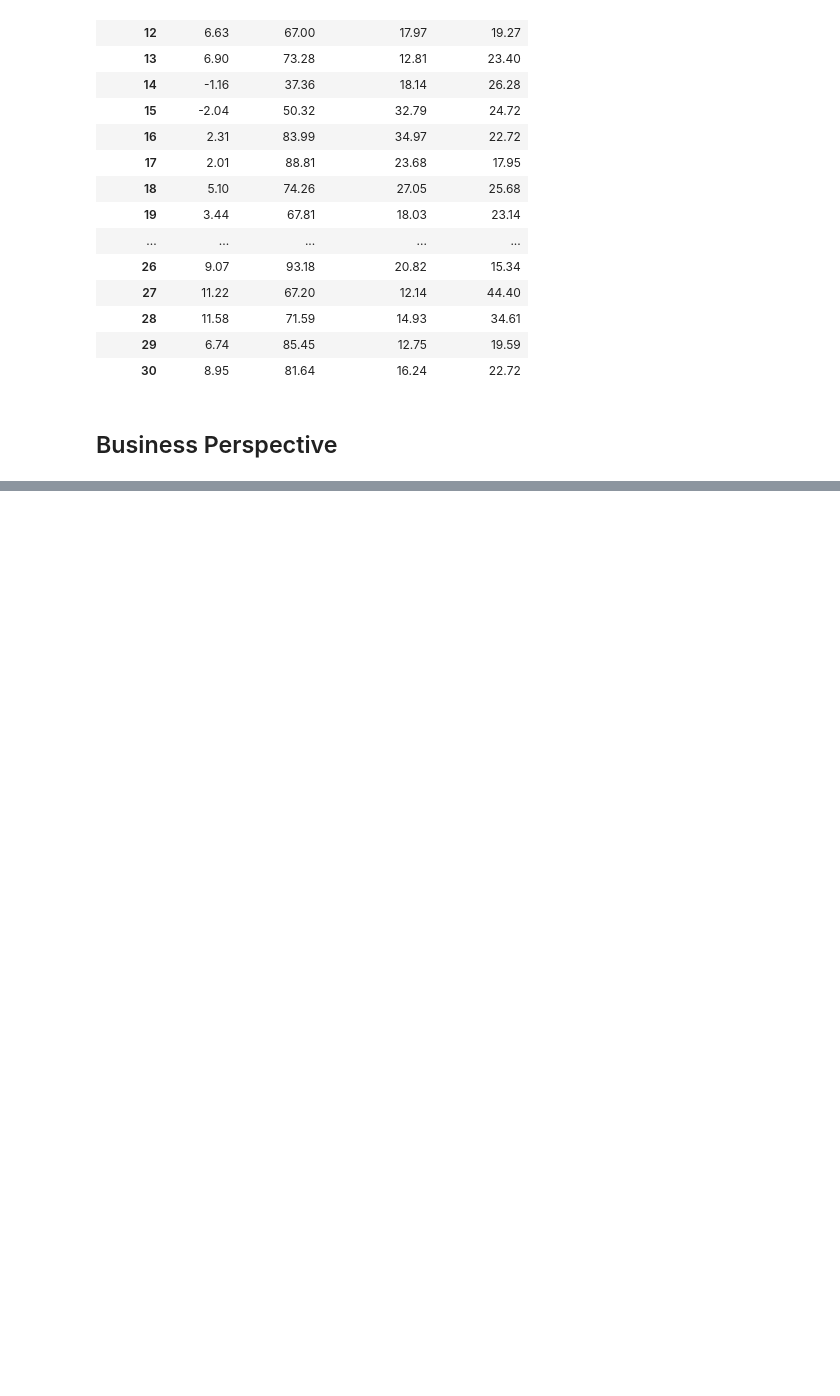
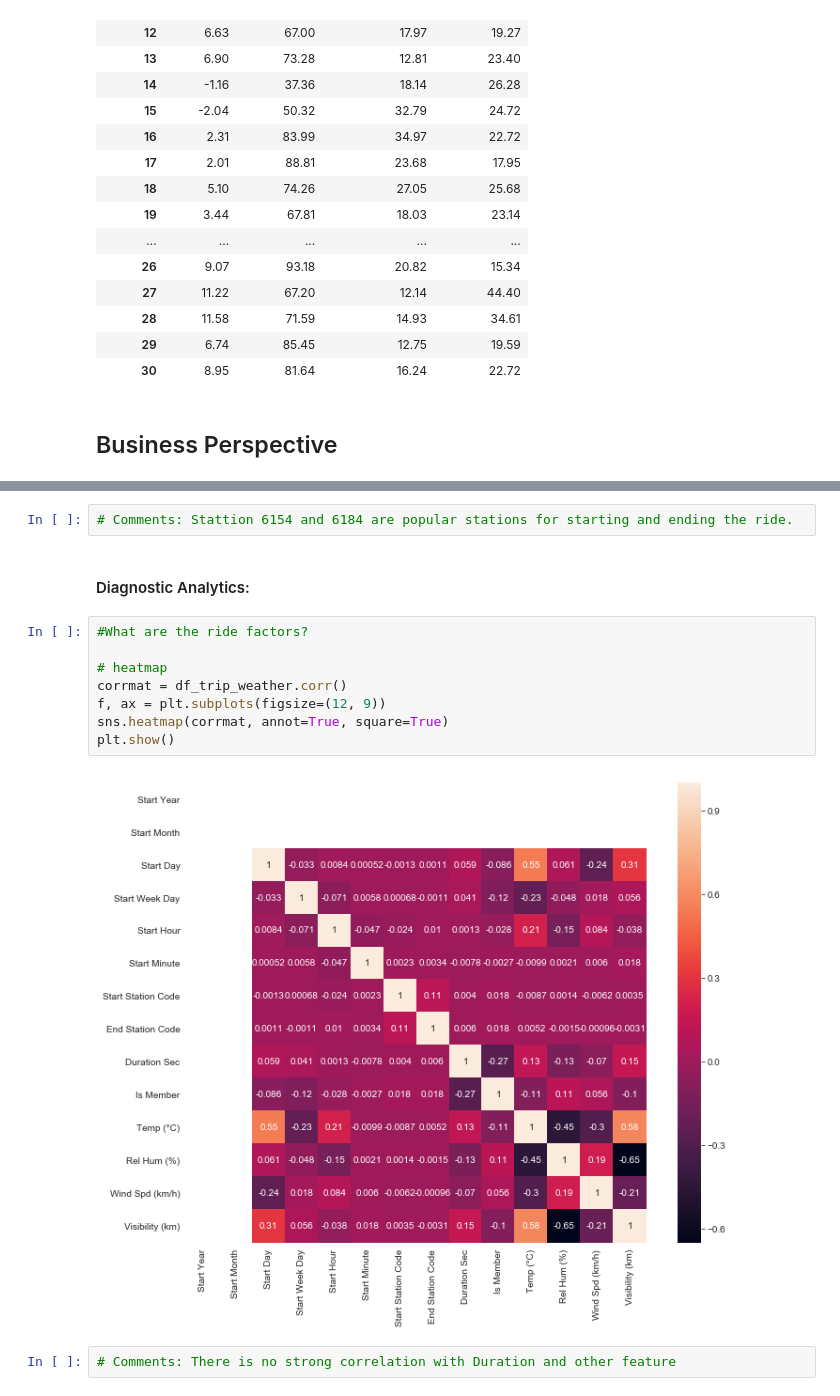
Before and after one commit to bmshahrier/bixi-monteal, a Jupyter notebook: bixi-montreal-eda.ipynb, the cells around one changed output, grey strips where cells are left out. Saved outputs shown, nothing was run; the diff lists cells and outputs as text; blank space fills up the shorter version.

```diff
--- a/bixi-montreal-eda.ipynb
+++ b/bixi-montreal-eda.ipynb
@@ -227,0 +247,16 @@ df_trip_weather.groupby(by = 'Start Day')['Temp (°C)', 'Rel Hum (%)', 'Wind Spd
+# %%
+# Comments: Stattion 6154 and 6184 are popular stations for starting and ending the ride.
+# %% [markdown]
+#### Diagnostic Analytics:
+# %%
+#What are the ride factors?
+
+# heatmap
+corrmat = df_trip_weather.corr()
+f, ax = plt.subplots(figsize=(12, 9))
+sns.heatmap(corrmat, annot=True, square=True)
+plt.show()
+# %% [output]
+[figure, added]
+# %%
+# Comments: There is no strong correlation with Duration and other feature
```
Also changed, not shown: parts of 16 cells of this notebook.
